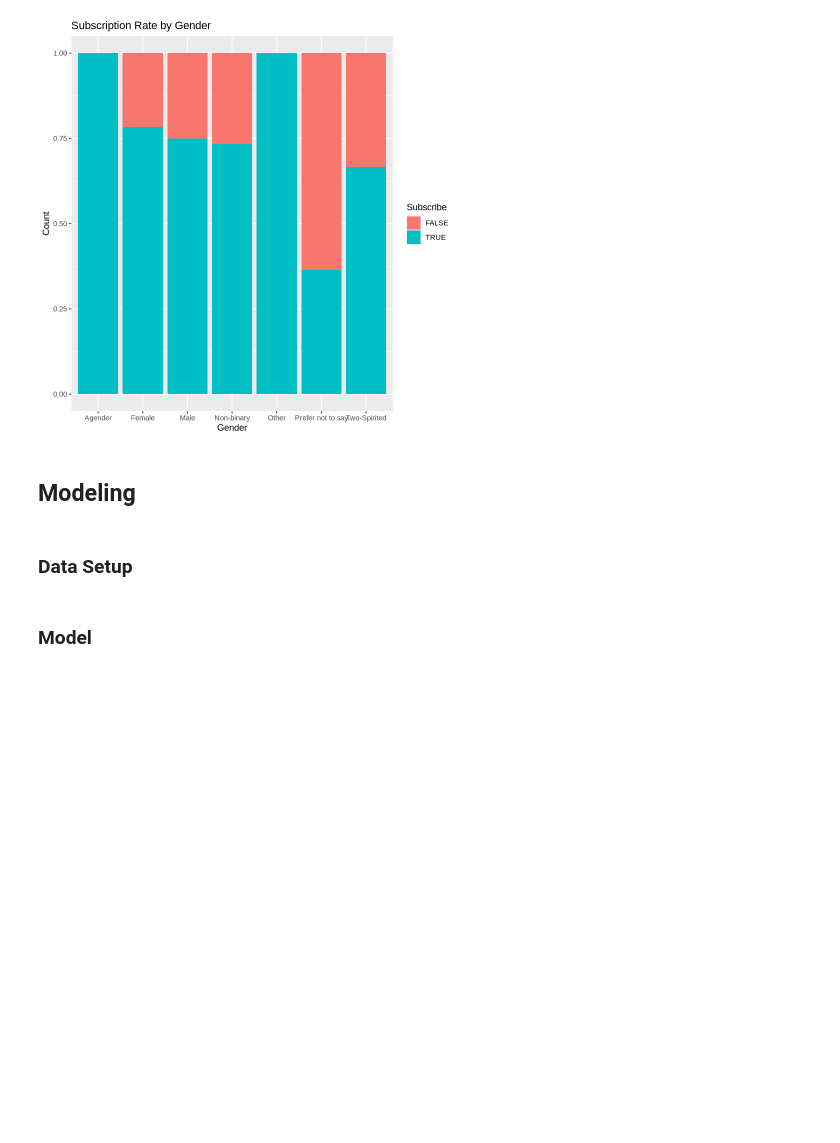
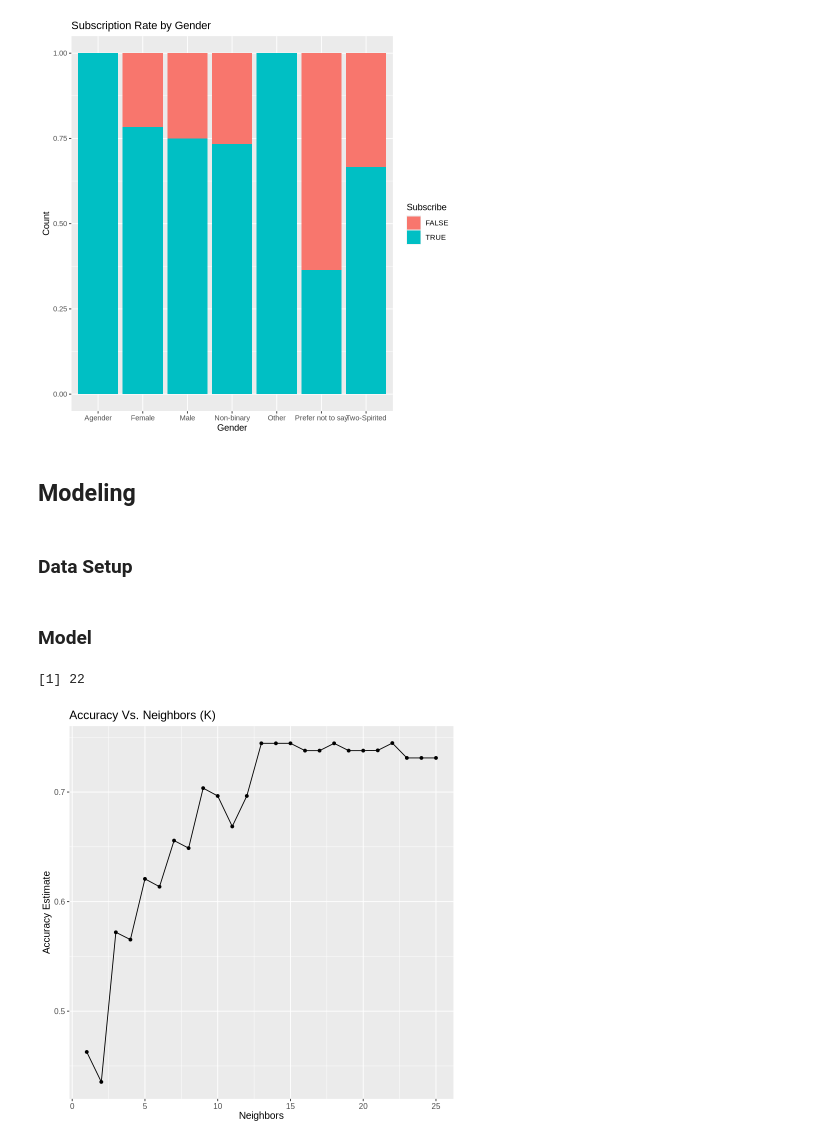
Before and after one commit to yoshiolives/dsci100-minecraft-project, a Jupyter notebook: project.ipynb, the cells around one changed output. Drawn from its saved outputs; the diff is of its cells as text; code cells hidden in the pictures; blank space fills up the shorter version.

Commit message:
5-fold cross-validation

```diff
--- a/project.ipynb
+++ b/project.ipynb
@@ -136,13 +136,52 @@ players_merge <- players_merge |>
     mutate(subscribe = as_factor(subscribe))
 
 #split data
+players_merge <- players_merge |>
+    drop_na()
 split <- initial_split(players_merge, strata = subscribe)
 data_train <- training(split)
 data_test <- testing(split)
 # %% [markdown]
 ### Model
 # %%
-# Recipe
-recipe_subscribe <- recipe(subscribe ~ Age + played_hours + total_sessions + avg_session_duration, data = data_train) |>
+# Recipe using numeric features
+recipe_subscribe <- recipe(subscribe ~ played_hours + Age + total_sessions + avg_session_duration, data = data_train) |>
     step_center(all_predictors()) |>
     step_scale(all_predictors())
+
+# KNN model specification
+knn_spec <- nearest_neighbor(weight_func = "rectangular", neighbors = tune()) |>
+    set_engine("kknn") |>
+    set_mode("classification")
+
+#5-fold cross-validation
+players_vfold <- vfold_cv(data_train, v = 5, strata = subscribe)
+k_vals <- tibble(neighbors = seq(from = 1, to = 25, by = 1))
+
+# Workflow
+knn_results <- workflow() |>
+    add_recipe(recipe_subscribe) |>
+    add_model(knn_spec) |>
+    tune_grid(resamples = players_vfold, grid = k_vals) |>
+    collect_metrics() |>
+    filter(.metric == "accuracy")
+# %%
+# Visualizing Accuracy Vs. K
+accuracy_vs_k <- knn_results |>
+    ggplot(aes(x = neighbors, y = mean)) +
+    geom_point() +
+    geom_line() +
+    labs(x = "Neighbors", y = "Accuracy Estimate", title = "Accuracy Vs. Neighbors (K)") +
+  theme(text = element_text(size = 12))
+
+#best K
+best_k <- knn_results |>
+    arrange(desc(mean)) |>
+    head(1) |>
+    pull(neighbors)
+
+best_k
+accuracy_vs_k
+# %% [output]
+[1] 22
+[figure, added]
```
